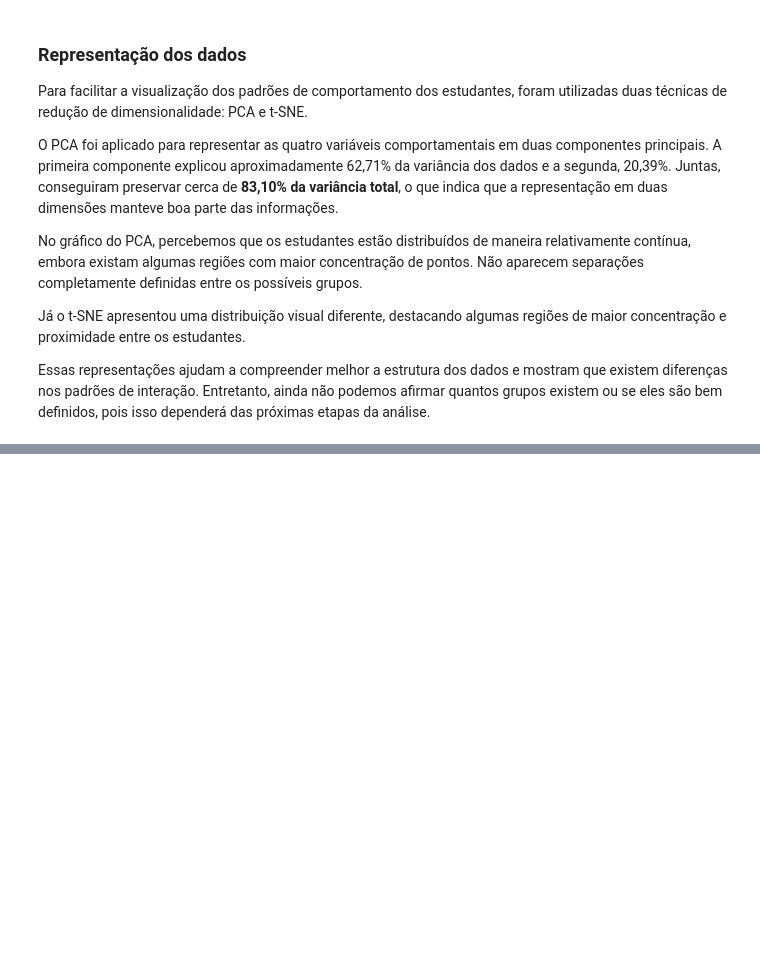
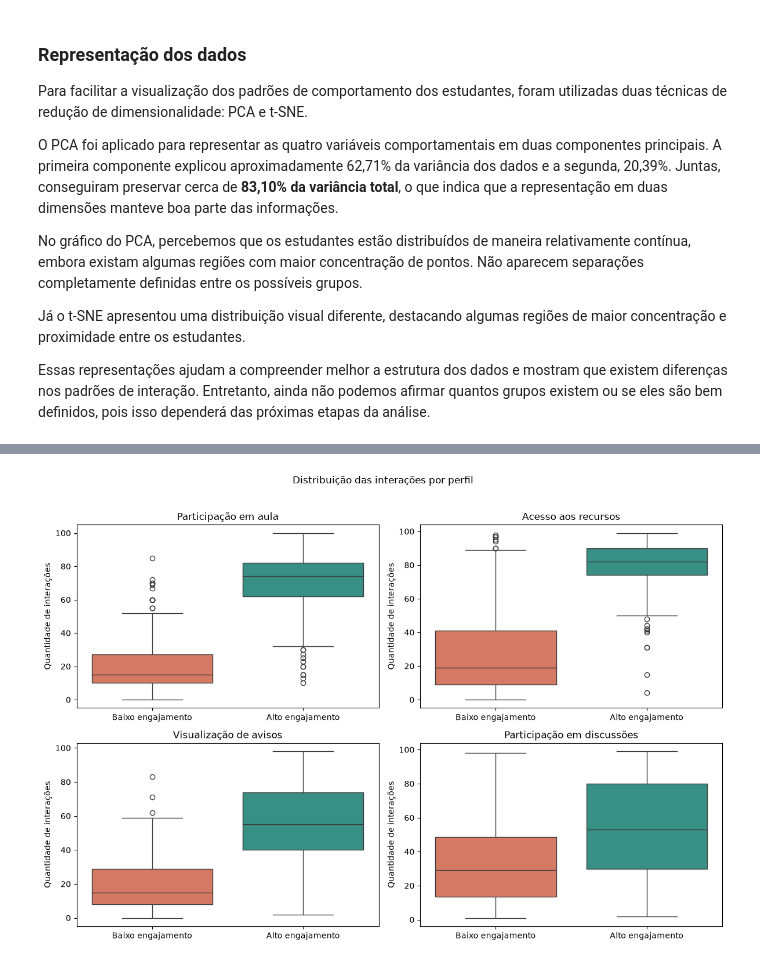
Before and after one commit to LiviaP24/mineracao-de-dados, a Jupyter notebook: trabalho3/trabalho3.ipynb, the cells around one changed output, grey strips where cells are left out. Cells and saved outputs as stored; diff of their text form; code cells hidden in the pictures; blank space fills up the shorter version.

```diff
--- a/trabalho3/trabalho3.ipynb
+++ b/trabalho3/trabalho3.ipynb
@@ -324,0 +507,28 @@ Essas representações ajudam a compreender melhor a estrutura dos dados e mostr
+# %%
+cores_perfis = {
+    "Baixo engajamento": "#E76F51",
+    "Alto engajamento": "#2A9D8F"
+}
+
+fig, axes = plt.subplots(2, 2, figsize=(12, 8))
+
+for ax, coluna in zip(axes.flat, variaveis):
+    sns.boxplot(
+        data=df_resultados,
+        x="Perfil",
+        y=coluna,
+        order=ordem_perfis,
+        hue="Perfil",
+        palette=cores_perfis,
+        legend=False,
+        ax=ax
+    )
+    ax.set_title(nomes_variaveis[coluna])
+    ax.set_xlabel("")
+    ax.set_ylabel("Quantidade de interações")
+
+plt.suptitle("Distribuição das interações por perfil", y=1.02)
+plt.tight_layout()
+plt.show()
+# %% [output]
+[figure, added]
```
Also changed, not shown: parts of 14 cells of this notebook, 5 other files.
